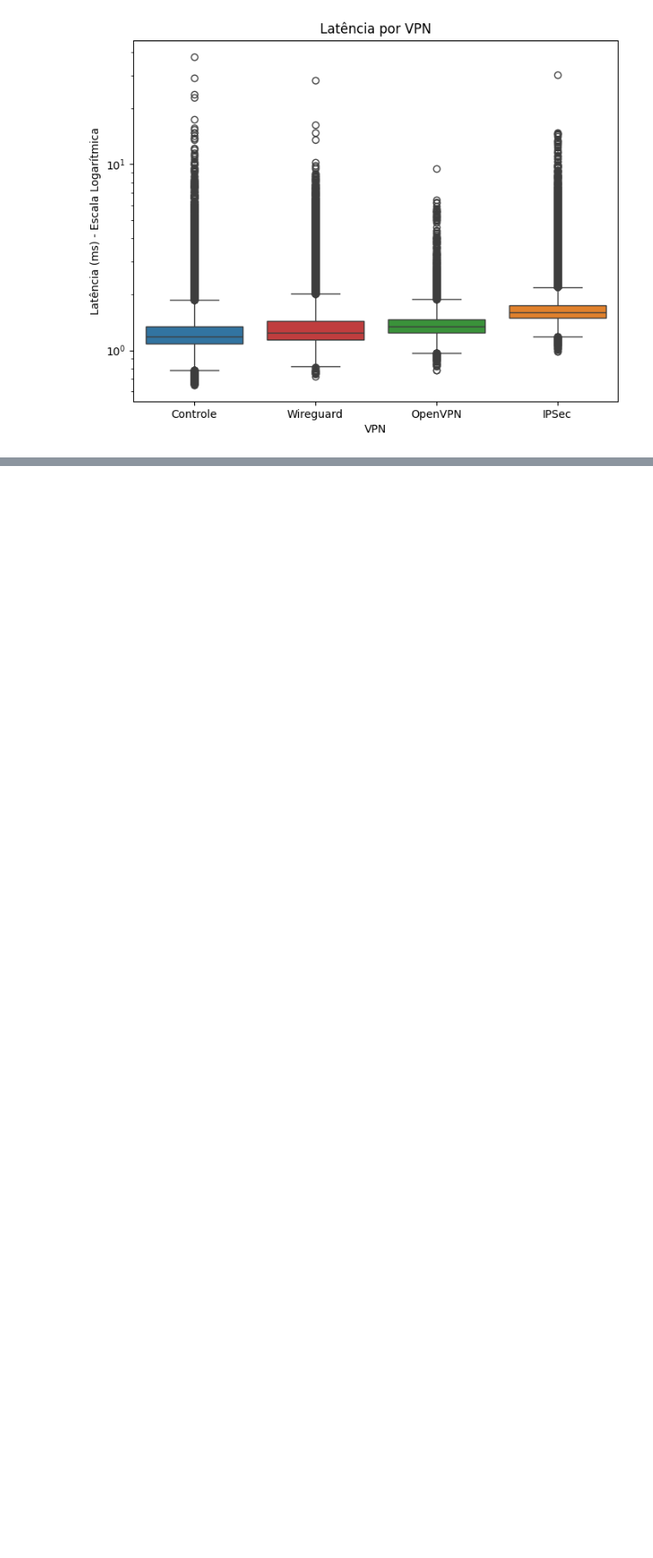
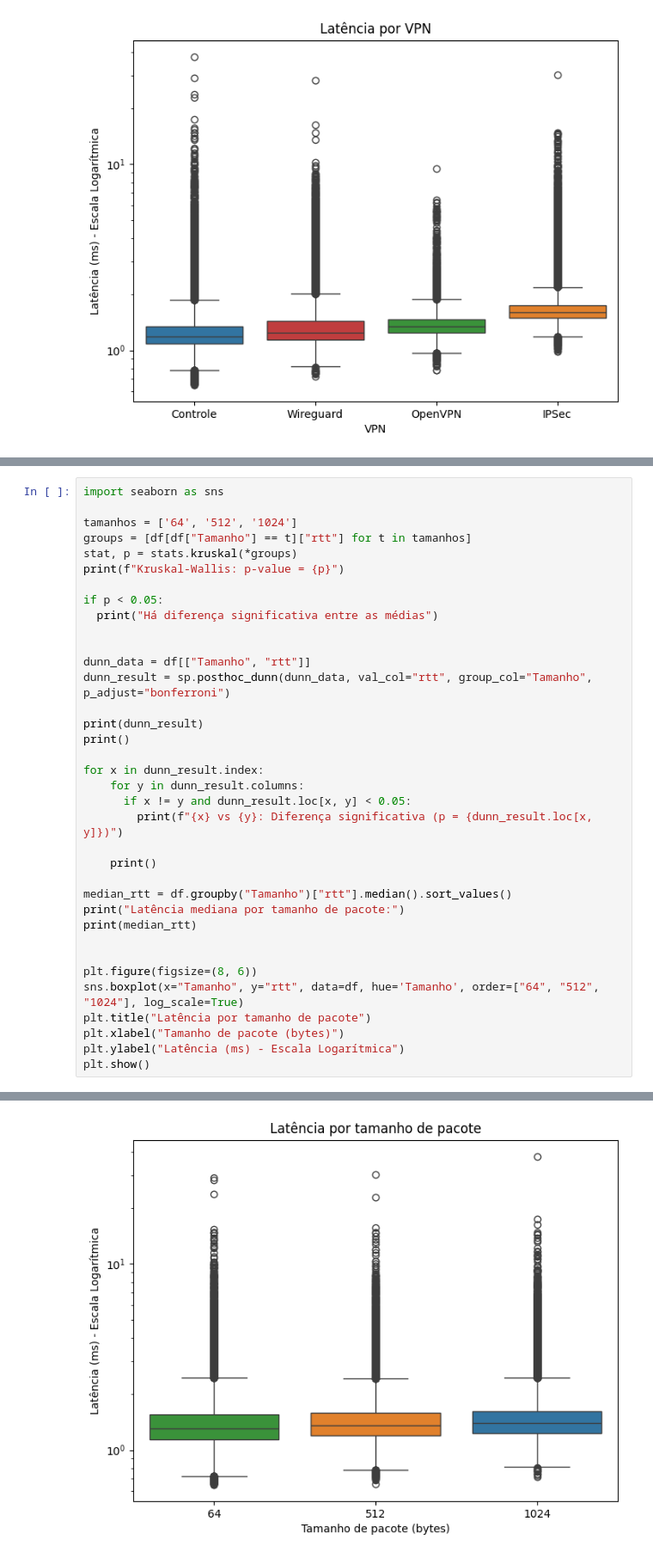
Before and after one commit to bfsgr/tcc, a Jupyter notebook: samples/local/100-120-ICMP/normaltests.ipynb, the cells around one changed output, grey strips where cells are left out. Shown at 86% size. Drawn from its saved outputs; the diff is of its cells as text; blank space fills up the shorter version.

```diff
--- a/samples/local/100-120-ICMP/normaltests.ipynb
+++ b/samples/local/100-120-ICMP/normaltests.ipynb
@@ -213,0 +216,37 @@ plt.show()
+# %%
+import seaborn as sns
+
+tamanhos = ['64', '512', '1024']
+groups = [df[df["Tamanho"] == t]["rtt"] for t in tamanhos]
+stat, p = stats.kruskal(*groups)
+print(f"Kruskal-Wallis: p-value = {p}")
+
+if p < 0.05:
+  print("Há diferença significativa entre as médias")
+
+
+dunn_data = df[["Tamanho", "rtt"]]
+dunn_result = sp.posthoc_dunn(dunn_data, val_col="rtt", group_col="Tamanho", p_adjust="bonferroni")
+
+print(dunn_result)
+print()
+
+for x in dunn_result.index:
+    for y in dunn_result.columns:
+      if x != y and dunn_result.loc[x, y] < 0.05:
+        print(f"{x} vs {y}: Diferença significativa (p = {dunn_result.loc[x, y]})")
+
+    print()
+
+median_rtt = df.groupby("Tamanho")["rtt"].median().sort_values()
+print("Latência mediana por tamanho de pacote:")
+print(median_rtt)
+
+
+plt.figure(figsize=(8, 6))
+sns.boxplot(x="Tamanho", y="rtt", data=df, hue='Tamanho', order=["64", "512", "1024"], log_scale=True)
+plt.title("Latência por tamanho de pacote")
+plt.xlabel("Tamanho de pacote (bytes)")
+plt.ylabel("Latência (ms) - Escala Logarítmica")
+plt.show()
+# %% [output]
@@ -213,0 +270 @@ plt.show()
+[figure, added]
```
Also changed, not shown: parts of 2 cells of this notebook.
